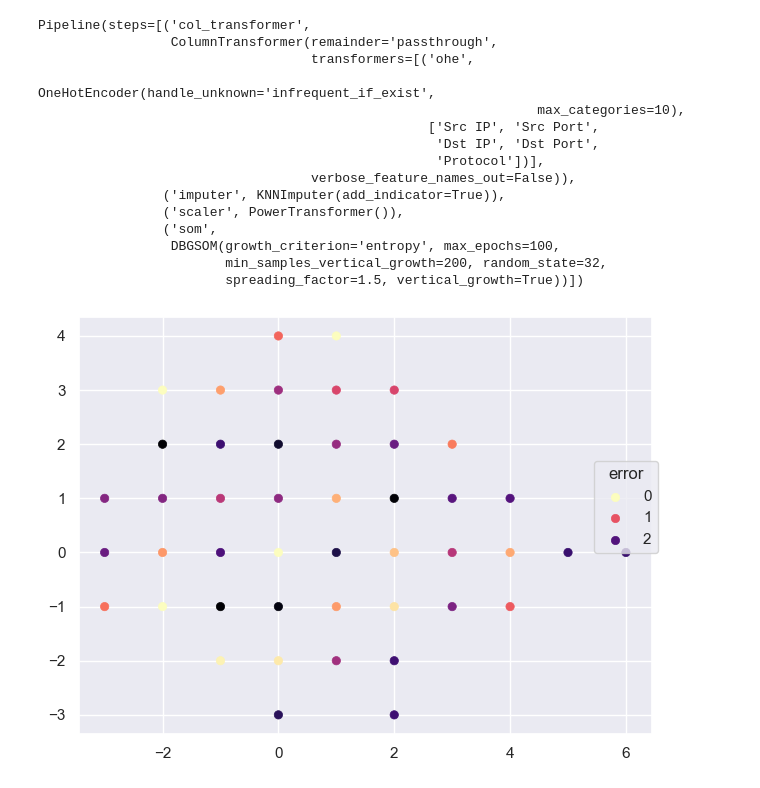
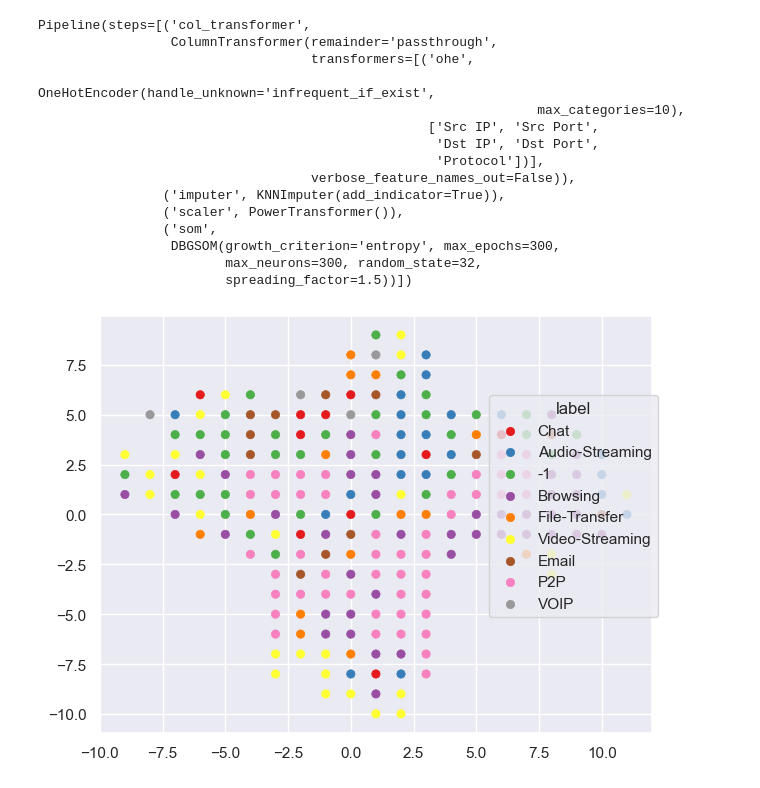
Before and after one commit to SandroMartens/DBGSOM, a Jupyter notebook: examples/darknet.ipynb, the cells around one changed output. Cells and saved outputs as stored; diff of their text form; code cells hidden in the pictures.

```diff
--- a/examples/darknet.ipynb
+++ b/examples/darknet.ipynb
@@ -42,8 +43,8 @@ X_train, X_test, y_1_train, y_1_test, y_2_train, y_2_test = train_test_split(
 )
 # %%
 scaler = PowerTransformer()
-# scaler = StandardScaler()
 imputer = KNNImputer(add_indicator=True)
+# One hot encode categorical columns
 ohe = OneHotEncoder(max_categories=10, handle_unknown="infrequent_if_exist")
 col_transformer = ColumnTransformer(
     transformers=[
@@ -53,15 +54,11 @@ col_transformer = ColumnTransformer(
     verbose_feature_names_out=False,
 )
 som = DBGSOM(
-    max_epochs=100,
+    max_epochs=300,
     random_state=32,
     spreading_factor=1.5,
-    max_neurons=100,
-    # decay_function="linear",
-    # sigma_end=0.3,
-    vertical_growth=True,
+    max_neurons=300,
     growth_criterion="entropy",
-    min_samples_vertical_growth=200,
 )
 
 pipe = Pipeline(
@@ -90,20 +87,15 @@ Pipeline(steps=[('col_transformer',
                 ('imputer', KNNImputer(add_indicator=True)),
                 ('scaler', PowerTransformer()),
                 ('som',
-                 DBGSOM(growth_criterion='entropy', max_epochs=100,
-                        min_samples_vertical_growth=200, random_state=32,
-                        spreading_factor=1.5, vertical_growth=True))])
+                 DBGSOM(growth_criterion='entropy', max_epochs=300,
+                        max_neurons=300, random_state=32,
+                        spreading_factor=1.5))])
 # %%
 som.plot(
-    color="error",
-    # palette="Set1",
+    color="label",
+    palette="Set1",
     # pointsize="average_distance",
 )
-# som.plot(
-#     color="label",
-#     palette="Set1",
-#     pointsize="average_distance",
-# )
 # %% [output]
-[figure, old version]
+[figure, new version]
 # %%
```
Also changed, not shown: parts of 10 cells of this notebook, 2 other files.
